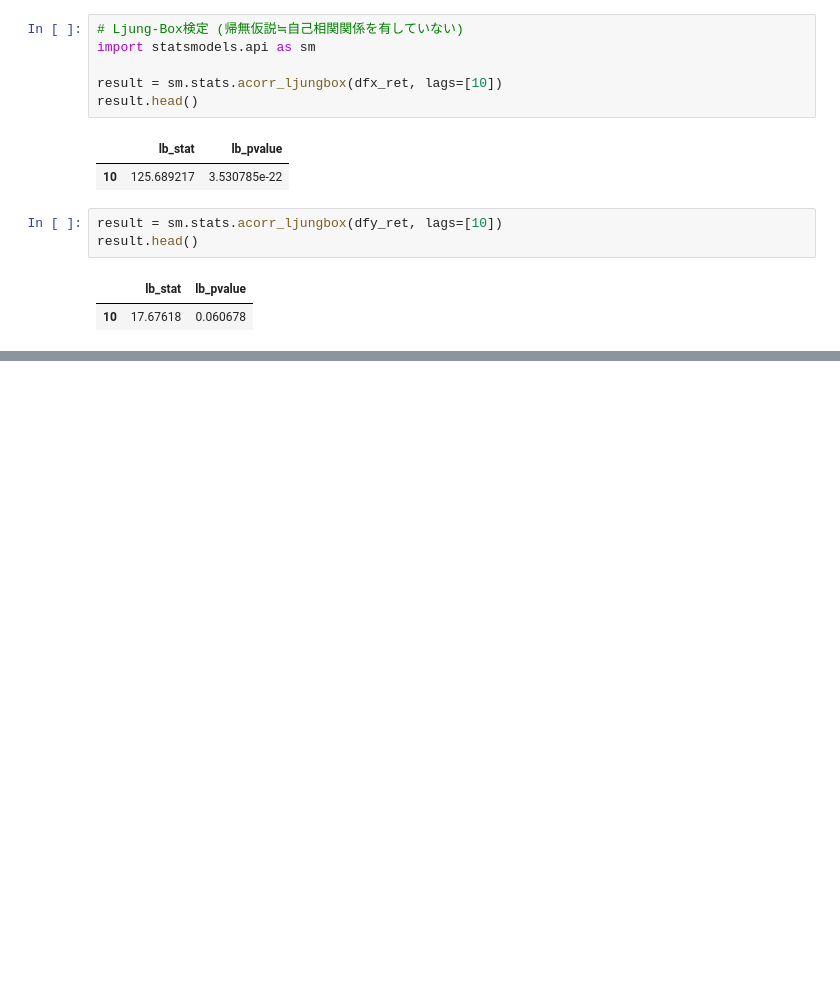
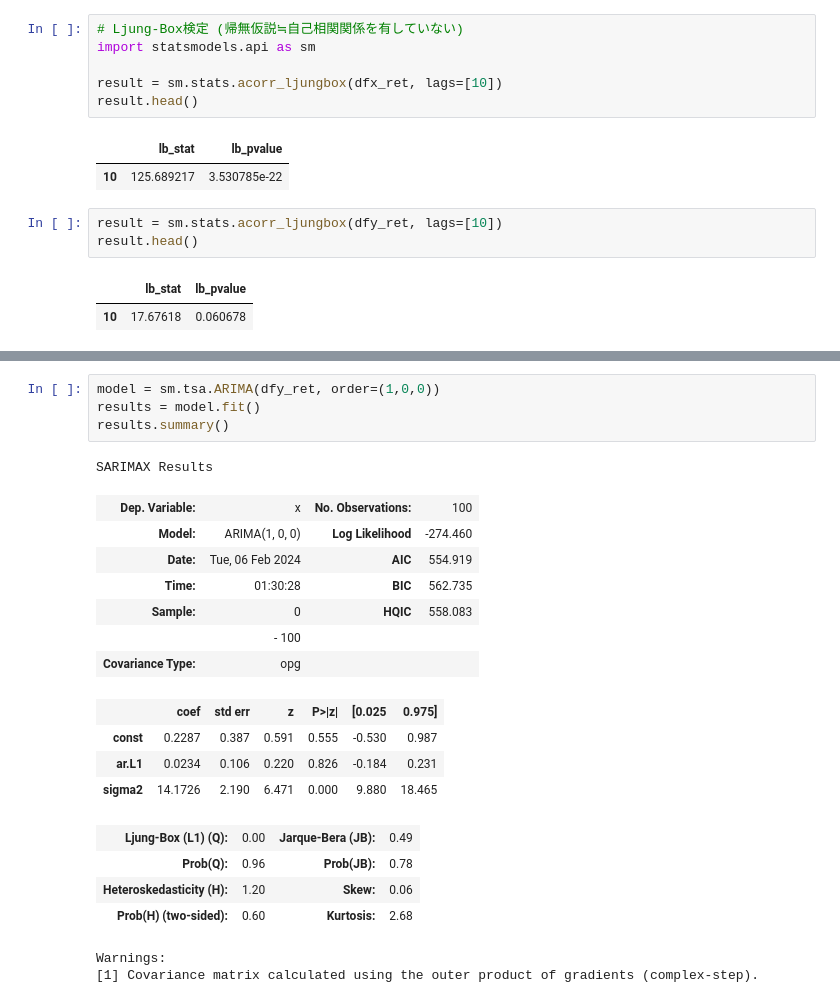
Before and after one commit to shunsuke-tsumori/timeseries_python, a Jupyter notebook: chap3.ipynb, the cells around one changed output, grey strips where cells are left out. Cells and saved outputs as stored; diff of their text form; blank space fills up the shorter version.

```diff
--- a/chap3.ipynb
+++ b/chap3.ipynb
@@ -124,0 +151,23 @@ result.head()
+# %%
+model = sm.tsa.ARIMA(dfy_ret, order=(1,0,0))
+results = model.fit()
+results.summary()
+# %% [output]
+SARIMAX Results
+| Dep. Variable: | x | No. Observations: | 100 |
+| Model: | ARIMA(1, 0, 0) | Log Likelihood | -274.460 |
+| Date: | Tue, 06 Feb 2024 | AIC | 554.919 |
+| Time: | 01:30:28 | BIC | 562.735 |
+| Sample: | 0 | HQIC | 558.083 |
+|  | - 100 |  |  |
+| Covariance Type: | opg |  |  |
+|  | coef | std err | z | P>|z| | [0.025 | 0.975] |
+| const | 0.2287 | 0.387 | 0.591 | 0.555 | -0.530 | 0.987 |
+| ar.L1 | 0.0234 | 0.106 | 0.220 | 0.826 | -0.184 | 0.231 |
+| sigma2 | 14.1726 | 2.190 | 6.471 | 0.000 | 9.880 | 18.465 |
+| Ljung-Box (L1) (Q): | 0.00 | Jarque-Bera (JB): | 0.49 |
+| Prob(Q): | 0.96 | Prob(JB): | 0.78 |
+| Heteroskedasticity (H): | 1.20 | Skew: | 0.06 |
+| Prob(H) (two-sided): | 0.60 | Kurtosis: | 2.68 |
+Warnings:
+[1] Covariance matrix calculated using the outer product of gradients (complex-step).
```
Also changed, not shown: parts of 1 cell of this notebook.
